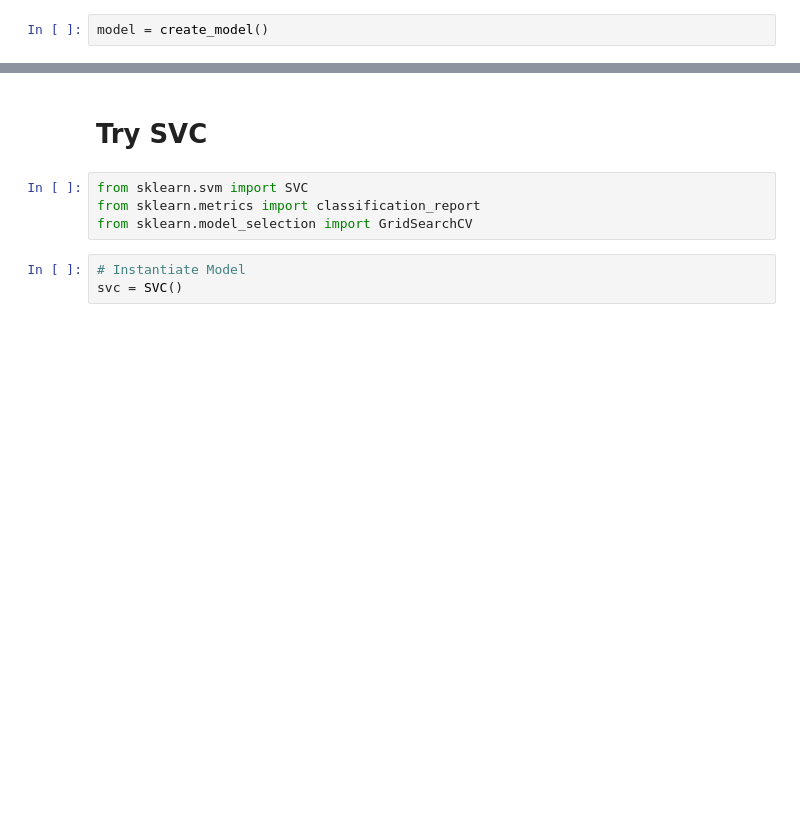
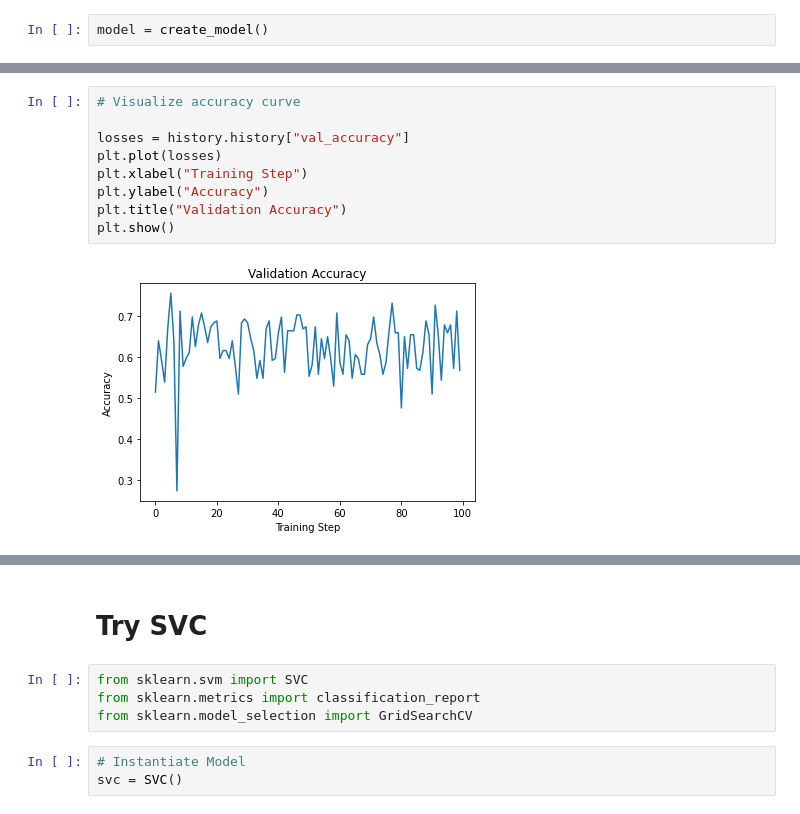
Before and after one commit to jvgalvin/capstone, a Jupyter notebook: notebooks/multimodal_embeddings_with_pooling.ipynb, the cells around one changed output, grey strips where cells are left out. Saved outputs shown, nothing was run; the diff lists cells and outputs as text; blank space fills up the shorter version.

```diff
--- a/notebooks/multimodal_embeddings_with_pooling.ipynb
+++ b/notebooks/multimodal_embeddings_with_pooling.ipynb
@@ -548,0 +654,11 @@ If simply guessing all 0, can get this accuracy: 0.746031746031746
+# %%
+# Visualize accuracy curve
+
+losses = history.history["val_accuracy"]
+plt.plot(losses)
+plt.xlabel("Training Step")
+plt.ylabel("Accuracy")
+plt.title("Validation Accuracy")
+plt.show()
+# %% [output]
+[figure, added]
```
Also changed, not shown: parts of 36 cells of this notebook.
